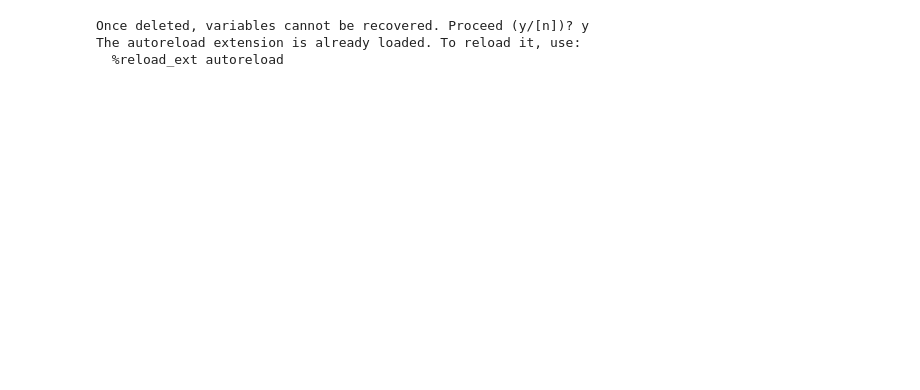
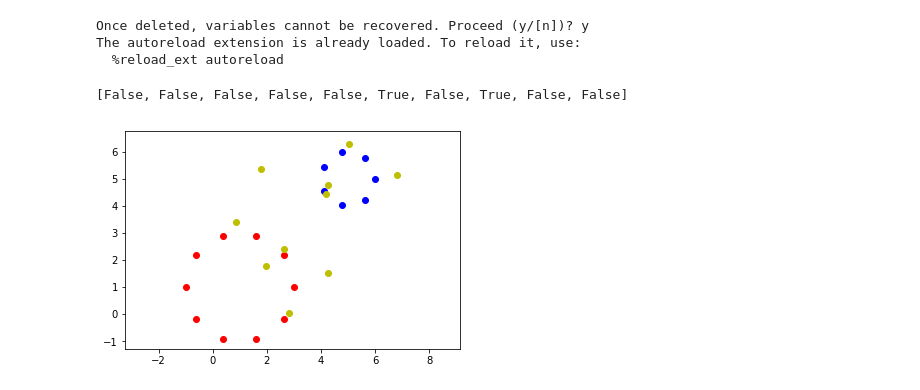
Before and after one commit to RosaKow/Masterthesis, a Jupyter notebook: defmod/Notebook-Multishape.ipynb, the cells around one changed output. Drawn from its saved outputs; the diff is of its cells as text; code cells hidden in the pictures; blank space fills up the shorter version.

```diff
--- a/defmod/Notebook-Multishape.ipynb
+++ b/defmod/Notebook-Multishape.ipynb
@@ -19,8 +20,8 @@ nb_pts1 = 10
 nb_pts2 = 7
 dim = 2
 
-o1 = [0,0]
-o2 = [5,5]
+o1 = torch.tensor([1,1]).float()
+o2 = torch.tensor([5,5]).float()
 origin = [o1,o2]
 radius = [2,1]
 numberPoints = [nb_pts1, nb_pts2]
@@ -42,0 +44,16 @@ modules = dm.multishape.MultiShapeModule(module_list, points_in_region)
+# %%
+points = 7*torch.rand([10,2])
+points_in_region1(points)
+points_in_region2(points)
+# %% [output]
+[False, False, False, False, False, True, False, True, False, False]
+# %%
+plt.scatter(gd_list[0][:, 0].detach().numpy(), gd_list[0][:, 1].detach().numpy(), c='red')
+plt.scatter(gd_list[1][:, 0].detach().numpy(), gd_list[1][:, 1].detach().numpy(), c='blue')
+
+plt.scatter(points[:,0].numpy(), points[:,1].numpy(), c='y')
+
+plt.axis('equal')
+plt.show()
+# %% [output]
+[figure, added]
```
Also changed, not shown: parts of 12 cells of this notebook, 12 other files.
